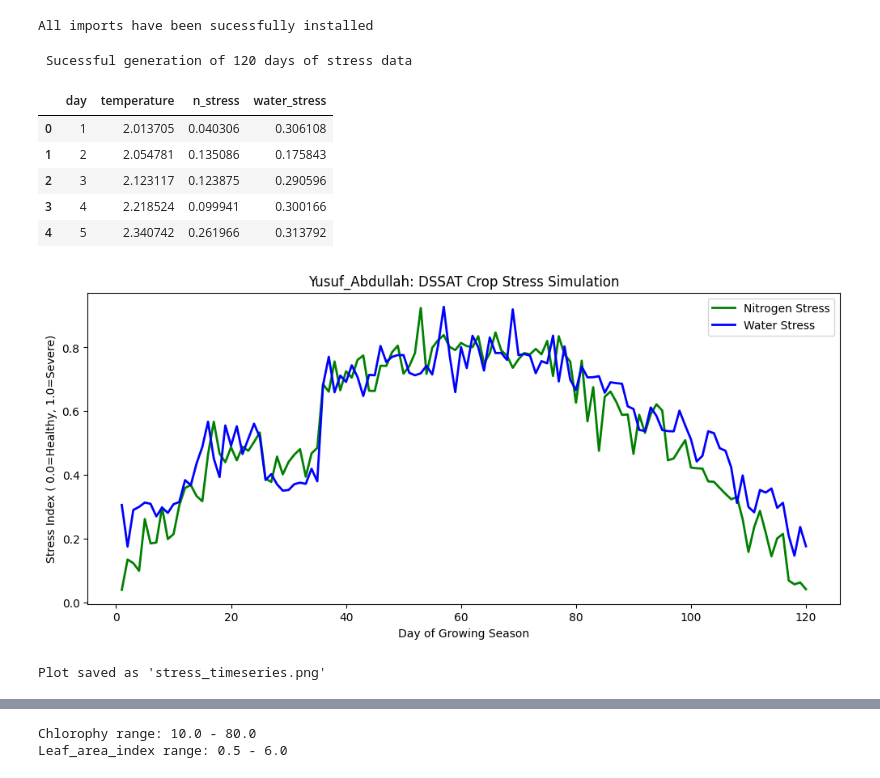
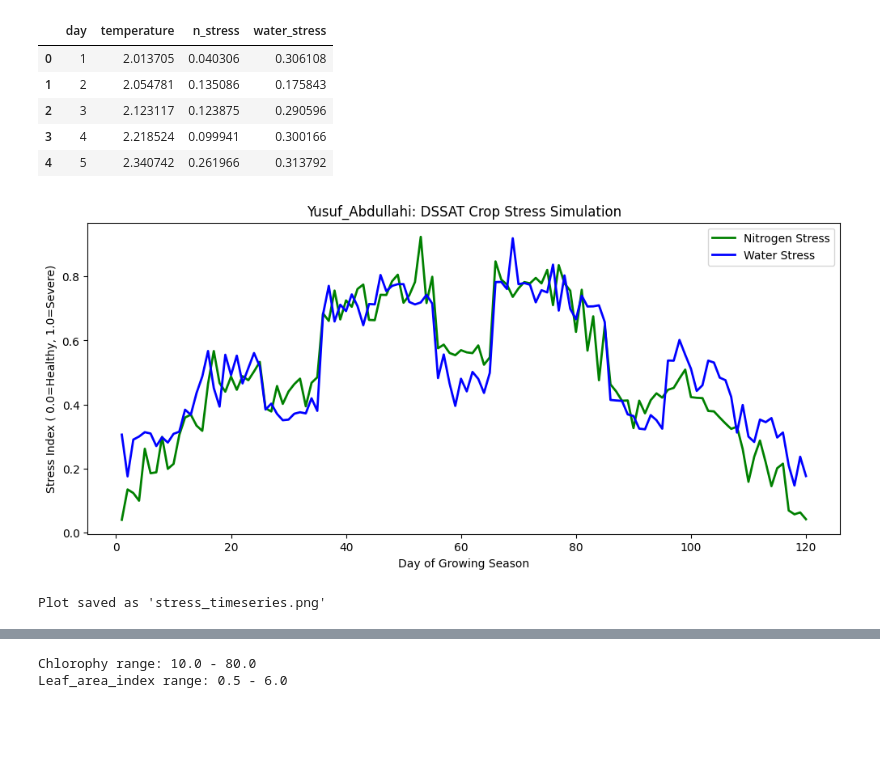
Before and after one commit to yusufAbdullahi1/Crop-Stress-Pipeline, a Jupyter notebook: Yusuf_Crop_Stress_Demo.ipynb, the cells around one changed output, grey strips where cells are left out. Drawn from its saved outputs; the diff is of its cells as text; code cells hidden in the pictures; blank space fills up the shorter version.

```diff
--- a/Yusuf_Crop_Stress_Demo.ipynb
+++ b/Yusuf_Crop_Stress_Demo.ipynb
@@ -18,10 +18,6 @@ import torch.nn as nn
 import os
 import warnings
 warnings.filterwarnings('ignore')
-
-print("All imports have been sucessfully installed")
-# %% [output]
-All imports have been sucessfully installed
 # %%
 #### DATA GENERATION
 def generate_stress_data(days=120, seed=50):
@@ -45,7 +41,7 @@ def generate_stress_data(days=120, seed=50):
         #I used a half sine wave because water also depletes as plants grow
         water_stress = 0.2 + 0.6 *np.sin(np.pi * day / days)
         water_stress = water_stress + np.random.normal(0, 0.05, days)
-        wate_stress = np.clip(water_stress, 0, 1)
+        water_stress = np.clip(water_stress, 0, 1)
 
         #irrigation events that reduces crop stress temporarily
         for d in [30, 60, 90]:
@@ -53,7 +49,7 @@ def generate_stress_data(days=120, seed=50):
                     n_stress[d-5:d+5] *= 0.7
                     water_stress[d-5:d+5] *= 0.6
 
-            return pd.DataFrame({
+        return pd.DataFrame({
                 'day' : day,
                 'temperature' : temperature,
                 'n_stress' : n_stress,
@@ -62,10 +58,8 @@ def generate_stress_data(days=120, seed=50):
 
 # Generating the data
 df = generate_stress_data(days=120)
-print(f" Sucessful generation of {len(df)} days of stress data")
 df.head()
 # %% [output]
- Sucessful generation of 120 days of stress data
 |  | day | temperature | n_stress | water_stress |
 | 0 | 1 | 2.013705 | 0.040306 | 0.306108 |
 | 1 | 2 | 2.054781 | 0.135086 | 0.175843 |
@@ -75,17 +69,17 @@ df.head()
 # %%
 #### DATA VISUALIZATION
 fig, ax = plt.subplots(figsize=(12, 5))
 ax.plot(df['day'], df['n_stress'], 'g-', linewidth=2, label='Nitrogen Stress')
 ax.plot(df['day'], df['water_stress'], 'b-', linewidth=2, label='Water Stress')
 ax.set_xlabel('Day of Growing Season')
 ax.set_ylabel('Stress Index ( 0.0=Healthy, 1.0=Severe)')
-ax.set_title('Yusuf_Abdullah: DSSAT Crop Stress Simulation')
+ax.set_title('Yusuf_Abdullahi: DSSAT Crop Stress Simulation')
 ax.legend()
 plt.savefig('stress_timeseries.png', dpi=150)
 plt.show()
 print("Plot saved as 'stress_timeseries.png'")
 # %% [output]
-[figure, old version]
+[figure, new version]
 Plot saved as 'stress_timeseries.png'
 # %%
 #### MODEL CREATION
```
Also changed, not shown: parts of 5 cells of this notebook, 2 other files.
